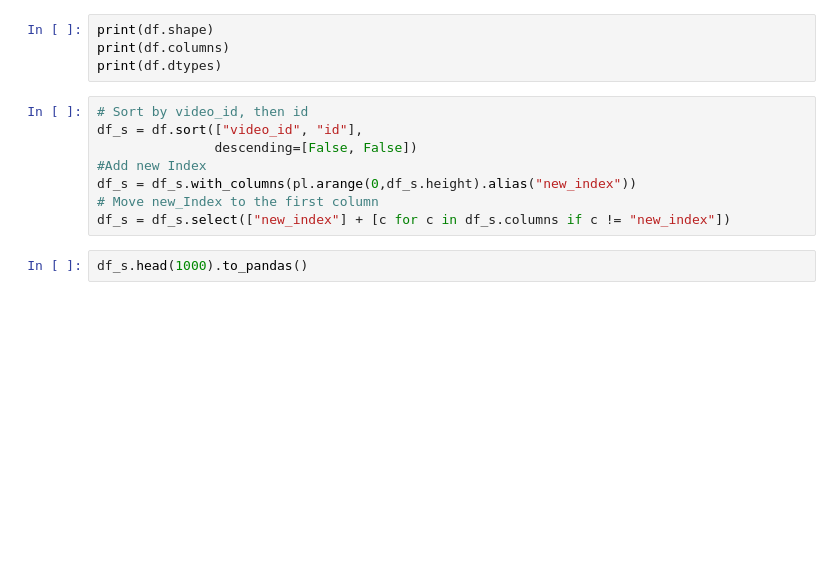
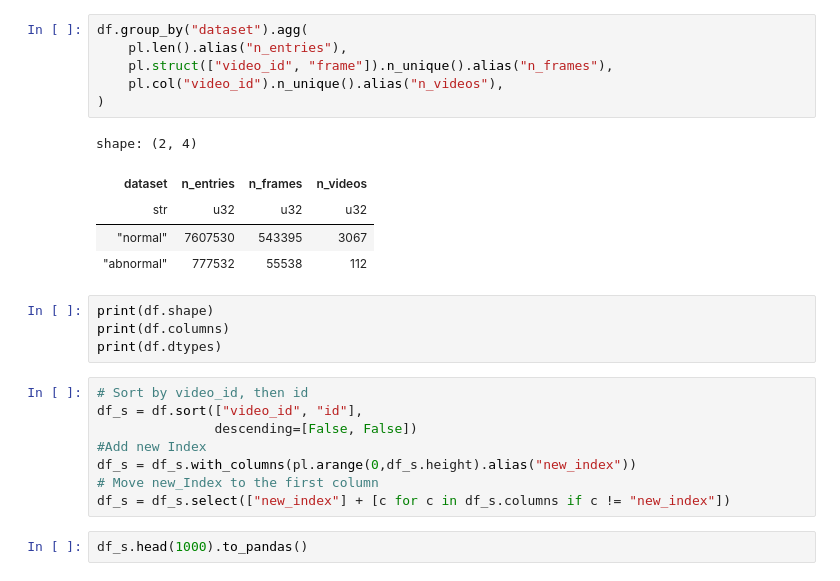
Before and after one commit to vaibhavredekar/GAITy-Capstone-Modeling, a Jupyter notebook: notebooks/Additional Checks.ipynb, the cells around one changed output. Saved outputs shown, nothing was run; the diff lists cells and outputs as text; blank space fills up the shorter version.

```diff
--- a/notebooks/Additional Checks.ipynb
+++ b/notebooks/Additional Checks.ipynb
@@ -1,3 +135,15 @@
+# %%
+df.group_by("dataset").agg(
+    pl.len().alias("n_entries"),
+    pl.struct(["video_id", "frame"]).n_unique().alias("n_frames"),
+    pl.col("video_id").n_unique().alias("n_videos"),
+)
+# %% [output]
+shape: (2, 4)
+| dataset | n_entries | n_frames | n_videos |
+| str | u32 | u32 | u32 |
+| "normal" | 7607530 | 543395 | 3067 |
+| "abnormal" | 777532 | 55538 | 112 |
 # %%
 print(df.shape)
 print(df.columns)
```
Also changed, not shown: parts of 15 cells of this notebook, 2 other files.
